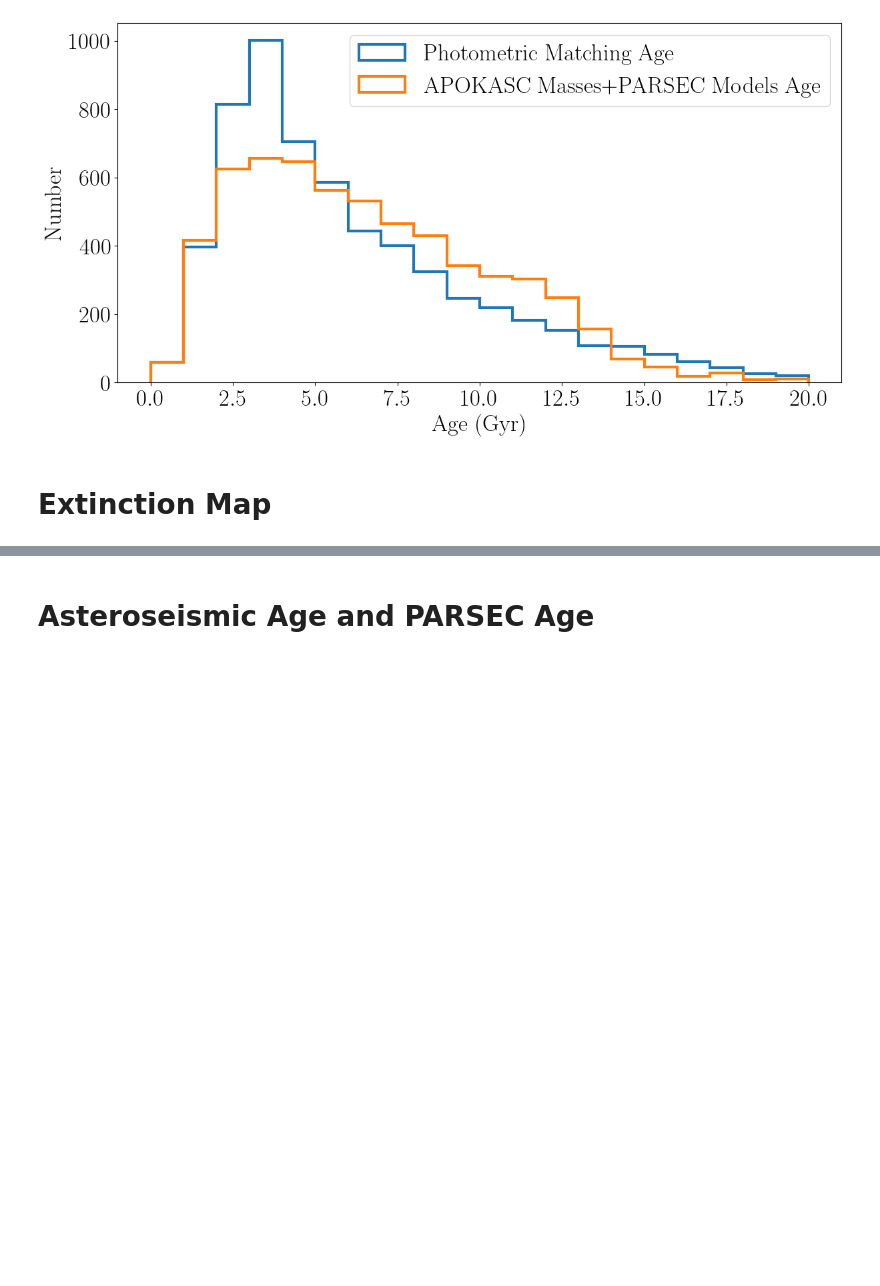
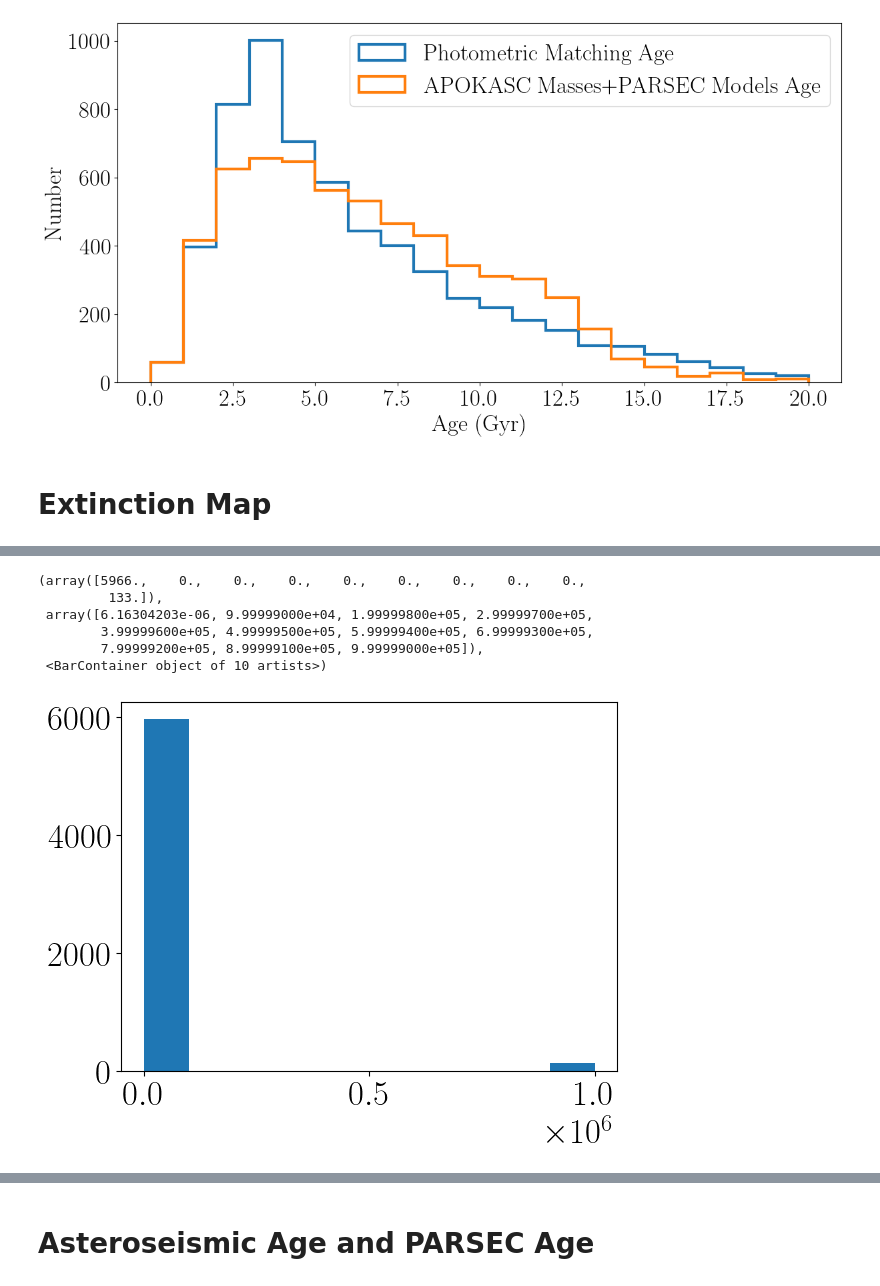
Before and after one commit to JoshuaPovick/Age_Fitting, a Jupyter notebook: notebooks/A_codE_to_calculaTe_stellAr_ageS-APOKASC.ipynb, the cells around one changed output, grey strips where cells are left out. Drawn from its saved outputs; the diff is of its cells as text; code cells hidden in the pictures; blank space fills up the shorter version.

```diff
--- a/notebooks/A_codE_to_calculaTe_stellAr_ageS-APOKASC.ipynb
+++ b/notebooks/A_codE_to_calculaTe_stellAr_ageS-APOKASC.ipynb
@@ -1933,0 +1960,11 @@ plt.show()
+# %%
+# convert_sfdebv(0.6419,kdr17['SFD_EBV'])
+plt.hist(agetab['EXT'][:,1])
+# %% [output]
+(array([5966.,    0.,    0.,    0.,    0.,    0.,    0.,    0.,    0.,
+         133.]),
+ array([6.16304203e-06, 9.99999000e+04, 1.99999800e+05, 2.99999700e+05,
+        3.99999600e+05, 4.99999500e+05, 5.99999400e+05, 6.99999300e+05,
+        7.99999200e+05, 8.99999100e+05, 9.99999000e+05]),
+ <BarContainer object of 10 artists>)
+[figure, added]
```
Also changed, not shown: parts of 10 cells of this notebook, 14 other files.
